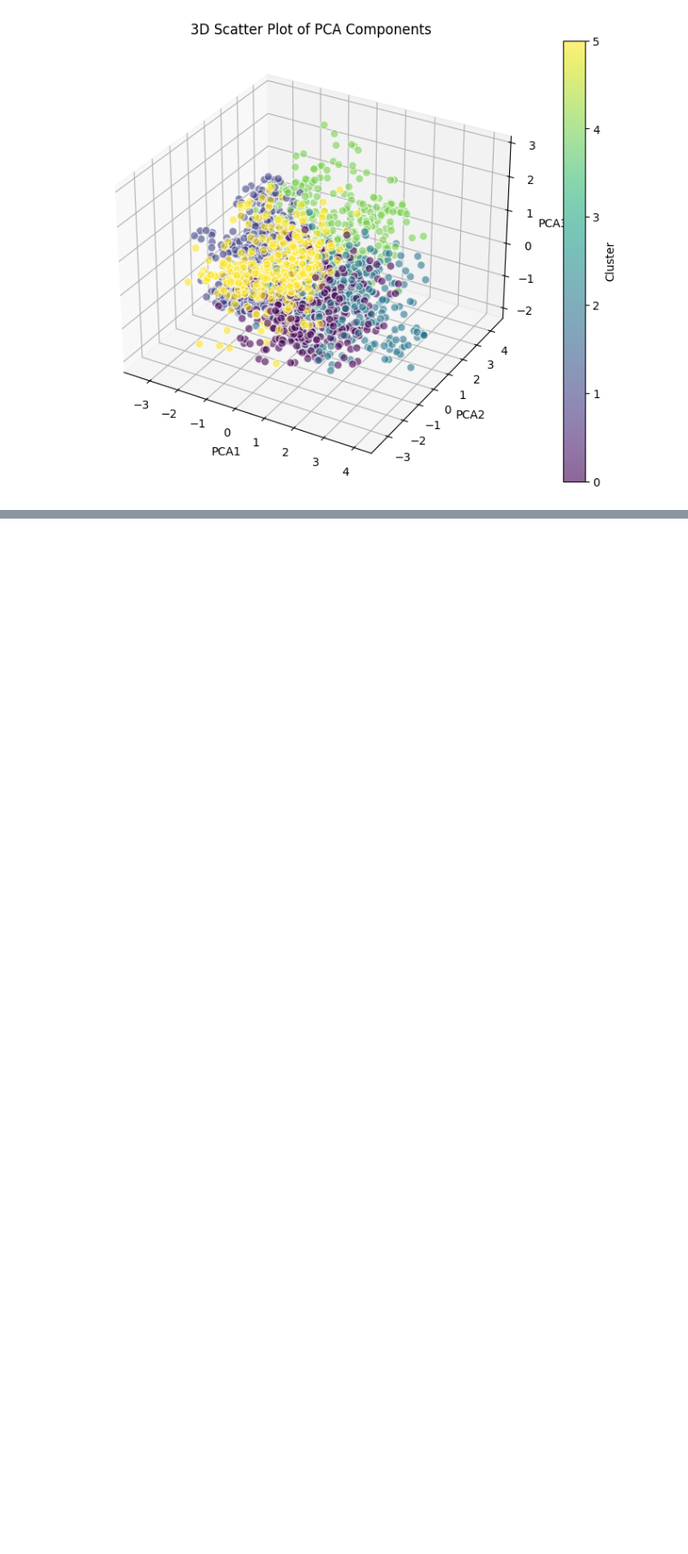
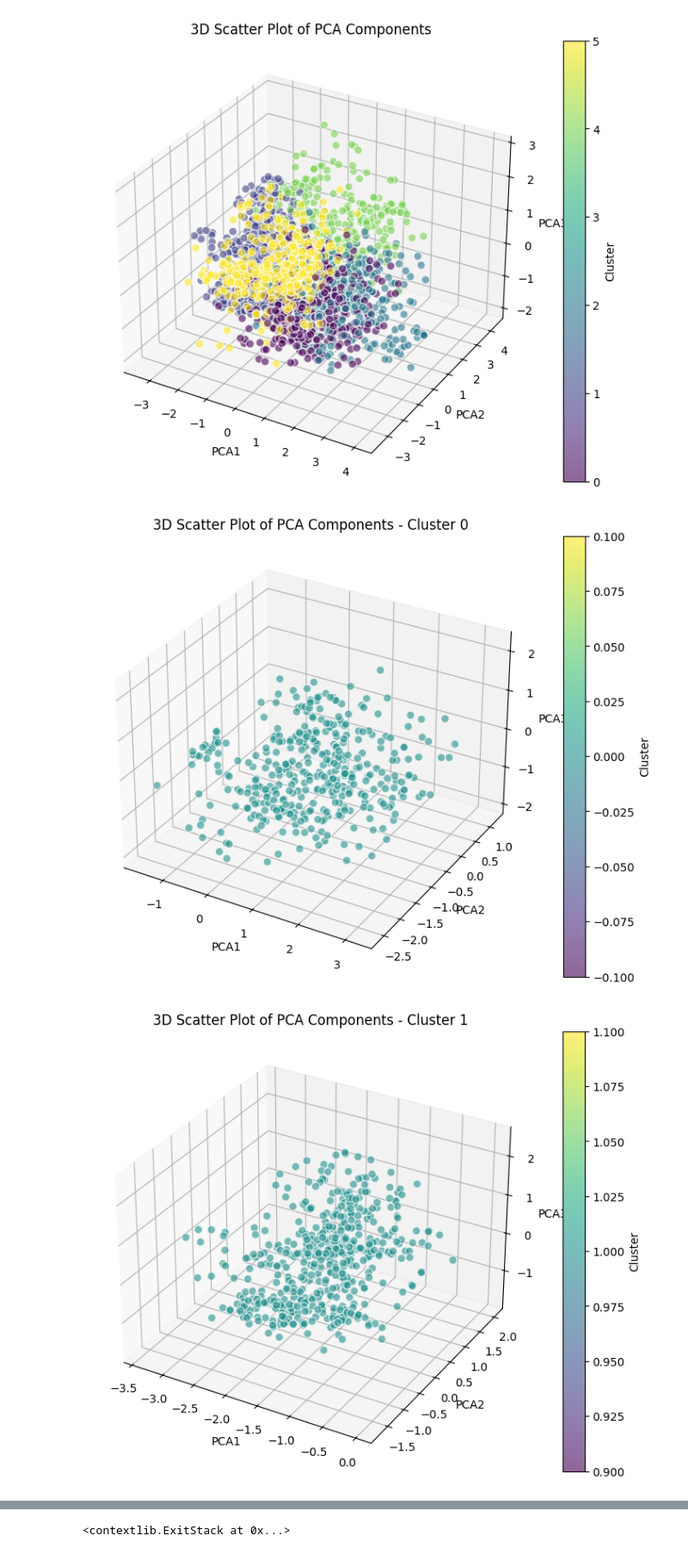
Before and after one commit to Riley94/ISL, a Jupyter notebook: project.ipynb, the cells around one changed output, grey strips where cells are left out. Shown at 86% size. Saved outputs shown, nothing was run; the diff lists cells and outputs as text; code cells hidden in the pictures; blank space fills up the shorter version.

Commit message:
add separate 3d cluster plots

```diff
--- a/project.ipynb
+++ b/project.ipynb
@@ -1029,3 +1029,19 @@ plot_3d_scatter(
 )
 # %% [output]
 [figure]
+# %%
+# Create a plot for each cluster separately
+for i in range(6):
+    cluster = PCA_df_no_outliers[y_kmeans_no_outliers == i]
+    plot_3d_scatter(
+        cluster['PCA1'],
+        cluster['PCA2'],
+        cluster['PCA3'],
+        [i] * len(cluster),  # Use the same color for all points in the cluster
+        title=f'3D Scatter Plot of PCA Components - Cluster {i}'
+    )
+
+plt.ioff()
+# %% [output]
+[figure, added]
+[figure, added]
@@ -1031,0 +1052 @@ plot_3d_scatter(
+<contextlib.ExitStack at 0x...>
```
Also changed, not shown: parts of 2 cells of this notebook.
